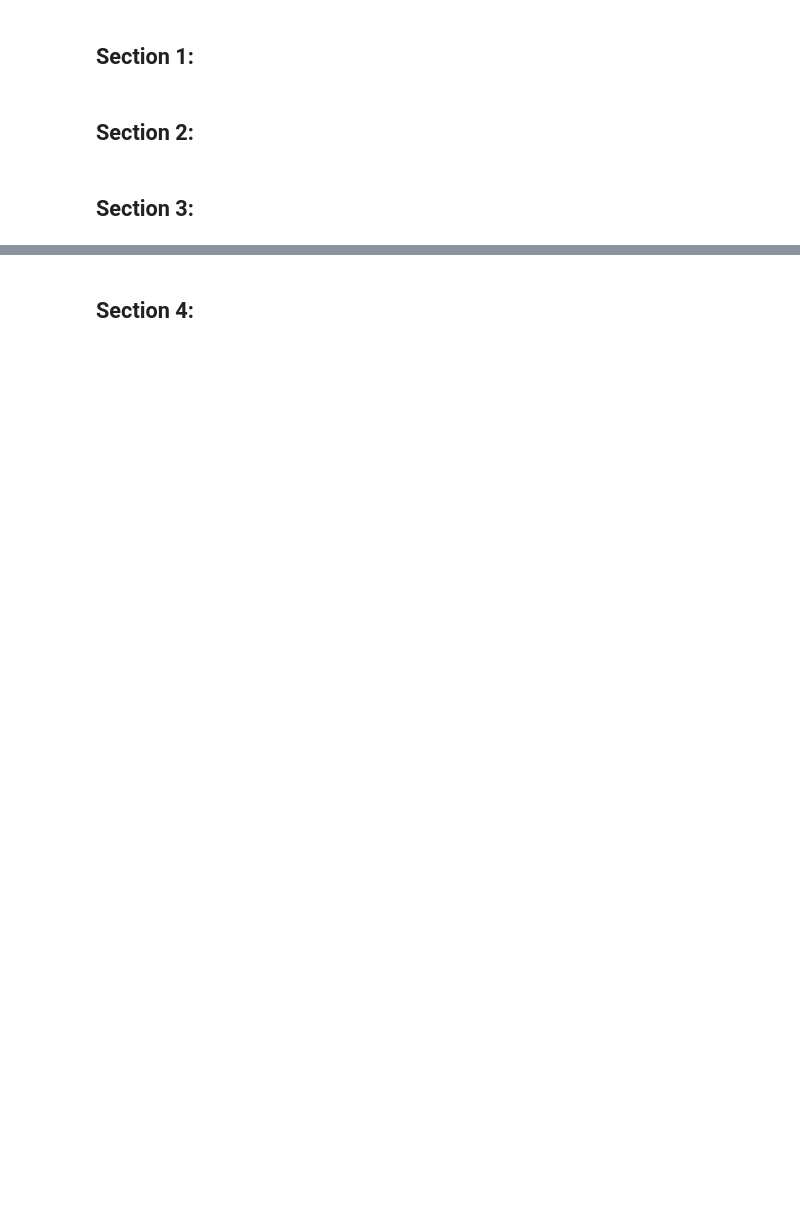
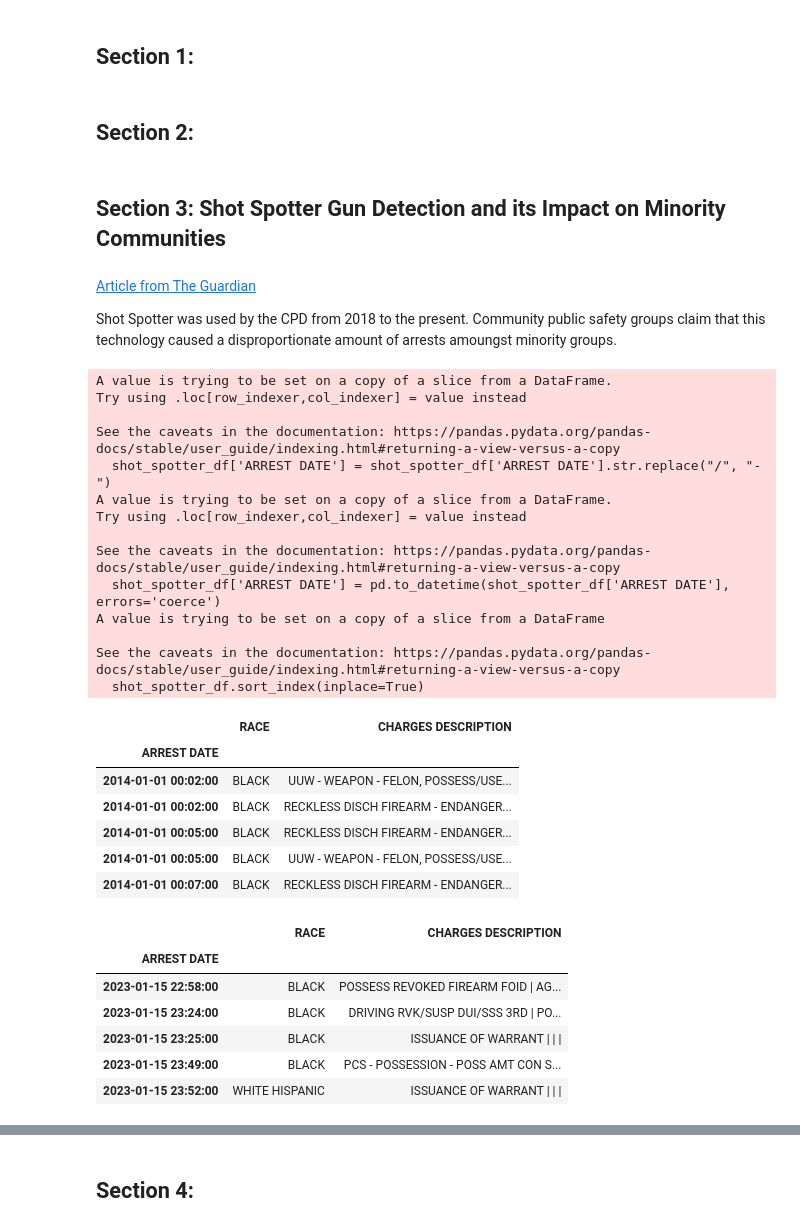
Before and after one commit to Dwawilson/Technology, a Jupyter notebook: Technology_and_Crime_in_Arrests_in_the_City_of_Chicago.ipynb, the cells around one changed output, grey strips where cells are left out. Drawn from its saved outputs; the diff is of its cells as text; code cells hidden in the pictures; blank space fills up the shorter version.

```diff
--- a/Technology_and_Crime_in_Arrests_in_the_City_of_Chicago.ipynb
+++ b/Technology_and_Crime_in_Arrests_in_the_City_of_Chicago.ipynb
@@ -80,5 +112,3 @@ from matplotlib import pyplot as plt
 ## Section 2:
 # %%
 # ADD CODE HERE
-# %% [markdown]
-## Section 3:
@@ -86,0 +115,50 @@ from matplotlib import pyplot as plt
+# %% [markdown]
+## Section 3: Shot Spotter Gun Detection and its Impact on Minority Communities
+# %% [markdown]
+[Article from The Guardian](https://www.theguardian.com/us-news/2024/feb/14/chicago-shotspotter-contract)
+
+Shot Spotter was used by the CPD from 2018 to the present. Community public safety groups claim that this technology caused a disproportionate amount of arrests amoungst minority groups.
+# %%
+# Creating a new DataFrame with only relevant information
+shot_spotter_df = df[['ARREST DATE', 'RACE', 'CHARGES DESCRIPTION']]
+
+# Converting arrest date into datetime format
+shot_spotter_df['ARREST DATE'] = shot_spotter_df['ARREST DATE'].str.replace("/", "-")
+shot_spotter_df['ARREST DATE'] = pd.to_datetime(shot_spotter_df['ARREST DATE'], errors='coerce')
+
+# Setting arrest date as the index
+shot_spotter_df.set_index('ARREST DATE', inplace=True)
+# Sorting the dates
+shot_spotter_df.sort_index(inplace=True)
+# Displaying the Dataframe
+display(shot_spotter_df.head())
+display(shot_spotter_df.tail())
+# %% [output]
+A value is trying to be set on a copy of a slice from a DataFrame.
+Try using .loc[row_indexer,col_indexer] = value instead
+
+See the caveats in the documentation: https://pandas.pydata.org/pandas-docs/stable/user_guide/indexing.html#returning-a-view-versus-a-copy
+  shot_spotter_df['ARREST DATE'] = shot_spotter_df['ARREST DATE'].str.replace("/", "-")
+A value is trying to be set on a copy of a slice from a DataFrame.
+Try using .loc[row_indexer,col_indexer] = value instead
+
+See the caveats in the documentation: https://pandas.pydata.org/pandas-docs/stable/user_guide/indexing.html#returning-a-view-versus-a-copy
+  shot_spotter_df['ARREST DATE'] = pd.to_datetime(shot_spotter_df['ARREST DATE'], errors='coerce')
+A value is trying to be set on a copy of a slice from a DataFrame
+
+See the caveats in the documentation: https://pandas.pydata.org/pandas-docs/stable/user_guide/indexing.html#returning-a-view-versus-a-copy
+  shot_spotter_df.sort_index(inplace=True)
+|  | RACE | CHARGES DESCRIPTION |
+| ARREST DATE |  |  |
+| 2014-01-01 00:02:00 | BLACK | UUW - WEAPON - FELON, POSSESS/USE... |
+| 2014-01-01 00:02:00 | BLACK | RECKLESS DISCH FIREARM - ENDANGER... |
+| 2014-01-01 00:05:00 | BLACK | RECKLESS DISCH FIREARM - ENDANGER... |
+| 2014-01-01 00:05:00 | BLACK | UUW - WEAPON - FELON, POSSESS/USE... |
+| 2014-01-01 00:07:00 | BLACK | RECKLESS DISCH FIREARM - ENDANGER... |
+|  | RACE | CHARGES DESCRIPTION |
+| ARREST DATE |  |  |
+| 2023-01-15 22:58:00 | BLACK | POSSESS REVOKED FIREARM FOID | AG... |
+| 2023-01-15 23:24:00 | BLACK | DRIVING RVK/SUSP DUI/SSS 3RD | PO... |
+| 2023-01-15 23:25:00 | BLACK | ISSUANCE OF WARRANT | | | |
+| 2023-01-15 23:49:00 | BLACK | PCS - POSSESSION - POSS AMT CON S... |
+| 2023-01-15 23:52:00 | WHITE HISPANIC | ISSUANCE OF WARRANT | | | |
```
Also changed, not shown: parts of 6 cells of this notebook.
